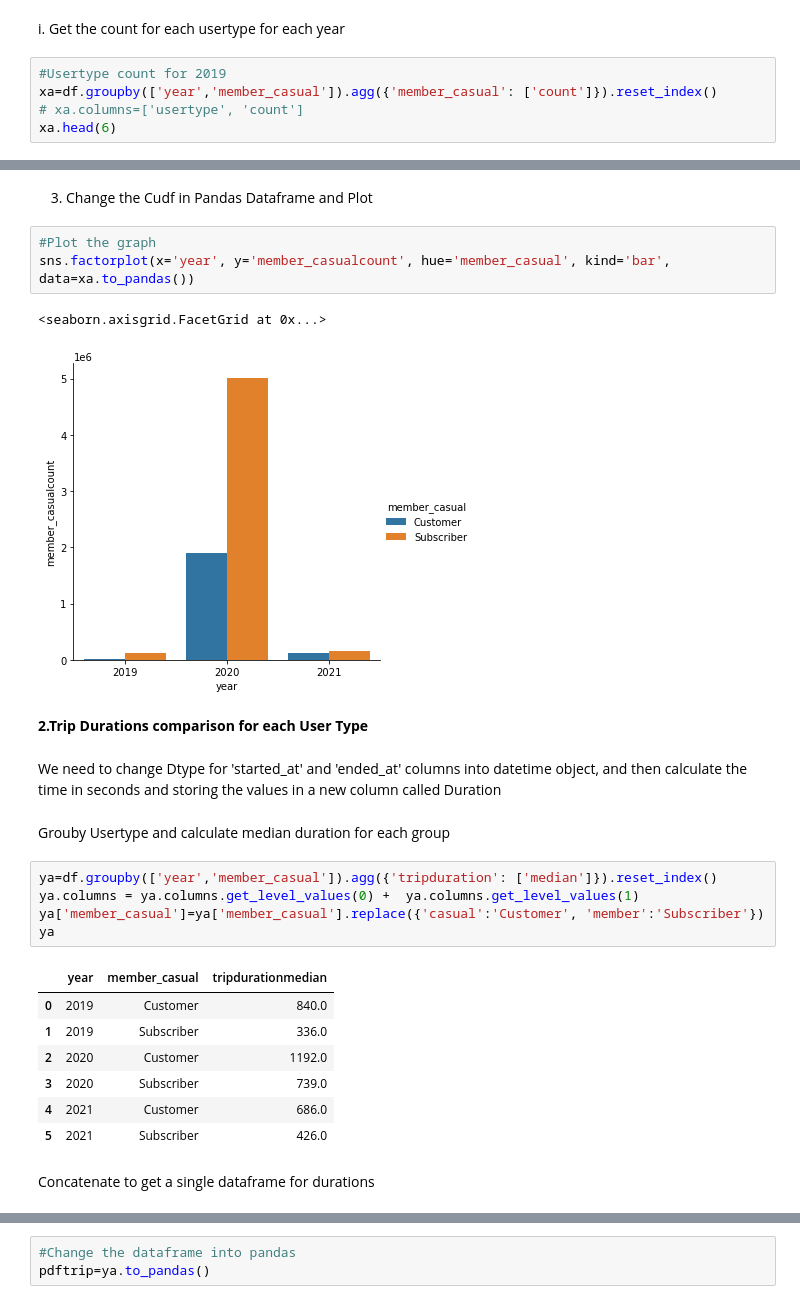
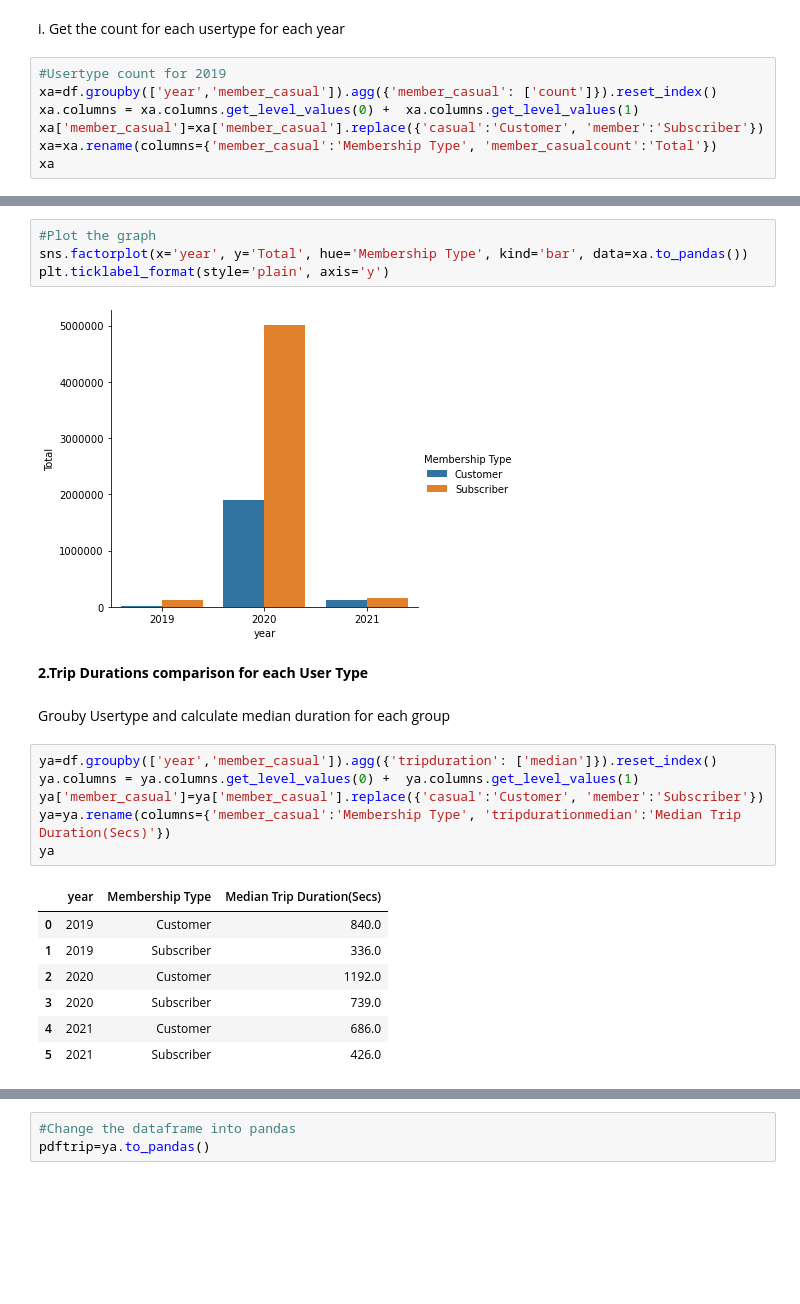
Before and after one commit to nletcher/RAPIDS-Citibike-Data-Analysis, a Jupyter notebook: Ridership.ipynb, the cells around one changed output, grey strips where cells are left out. Cells and saved outputs as stored; diff of their text form; blank space fills up the shorter version.

Commit message:
Changes in Plot

```diff
--- a/Ridership.ipynb
+++ b/Ridership.ipynb
@@ -302,6 +292,8 @@ i. Get the count for each usertype for each year
 # %%
 #Usertype count for 2019
 xa=df.groupby(['year','member_casual']).agg({'member_casual': ['count']}).reset_index()
-# xa.columns=['usertype', 'count']
-xa.head(6)
+xa.columns = xa.columns.get_level_values(0) +  xa.columns.get_level_values(1)
+xa['member_casual']=xa['member_casual'].replace({'casual':'Customer', 'member':'Subscriber'})
+xa=xa.rename(columns={'member_casual':'Membership Type', 'member_casualcount':'Total'})
+xa
 # %% [output]
@@ -328,29 +307,24 @@ xa.head(6)
-# %% [markdown]
-3. Change the Cudf in Pandas Dataframe and Plot
 # %%
 #Plot the graph
-sns.factorplot(x='year', y='member_casualcount', hue='member_casual', kind='bar', data=xa.to_pandas())
+sns.factorplot(x='year', y='Total', hue='Membership Type', kind='bar', data=xa.to_pandas())
+plt.ticklabel_format(style='plain', axis='y')
 # %% [output]
-<seaborn.axisgrid.FacetGrid at 0x...>
-[figure, old version]
+[figure, new version]
 # %% [markdown]
 **2.Trip Durations comparison for each User Type**
-# %% [markdown]
-We need to change Dtype for 'started_at' and 'ended_at' columns into datetime object, and then calculate the time in seconds and storing the values in a new column called Duration
 # %% [markdown]
 Grouby Usertype and calculate median duration for each group
 # %%
 ya=df.groupby(['year','member_casual']).agg({'tripduration': ['median']}).reset_index()
 ya.columns = ya.columns.get_level_values(0) +  ya.columns.get_level_values(1)
 ya['member_casual']=ya['member_casual'].replace({'casual':'Customer', 'member':'Subscriber'})
+ya=ya.rename(columns={'member_casual':'Membership Type', 'tripdurationmedian':'Median Trip Duration(Secs)'})
 ya
 # %% [output]
-|  | year | member_casual | tripdurationmedian |
+|  | year | Membership Type | Median Trip Duration(Secs) |
 | 0 | 2019 | Customer | 840.0 |
 | 1 | 2019 | Subscriber | 336.0 |
 | 2 | 2020 | Customer | 1192.0 |
 | 3 | 2020 | Subscriber | 739.0 |
 | 4 | 2021 | Customer | 686.0 |
 | 5 | 2021 | Subscriber | 426.0 |
-# %% [markdown]
-Concatenate to get a single dataframe for durations
```
Also changed, not shown: parts of 14 cells of this notebook.
